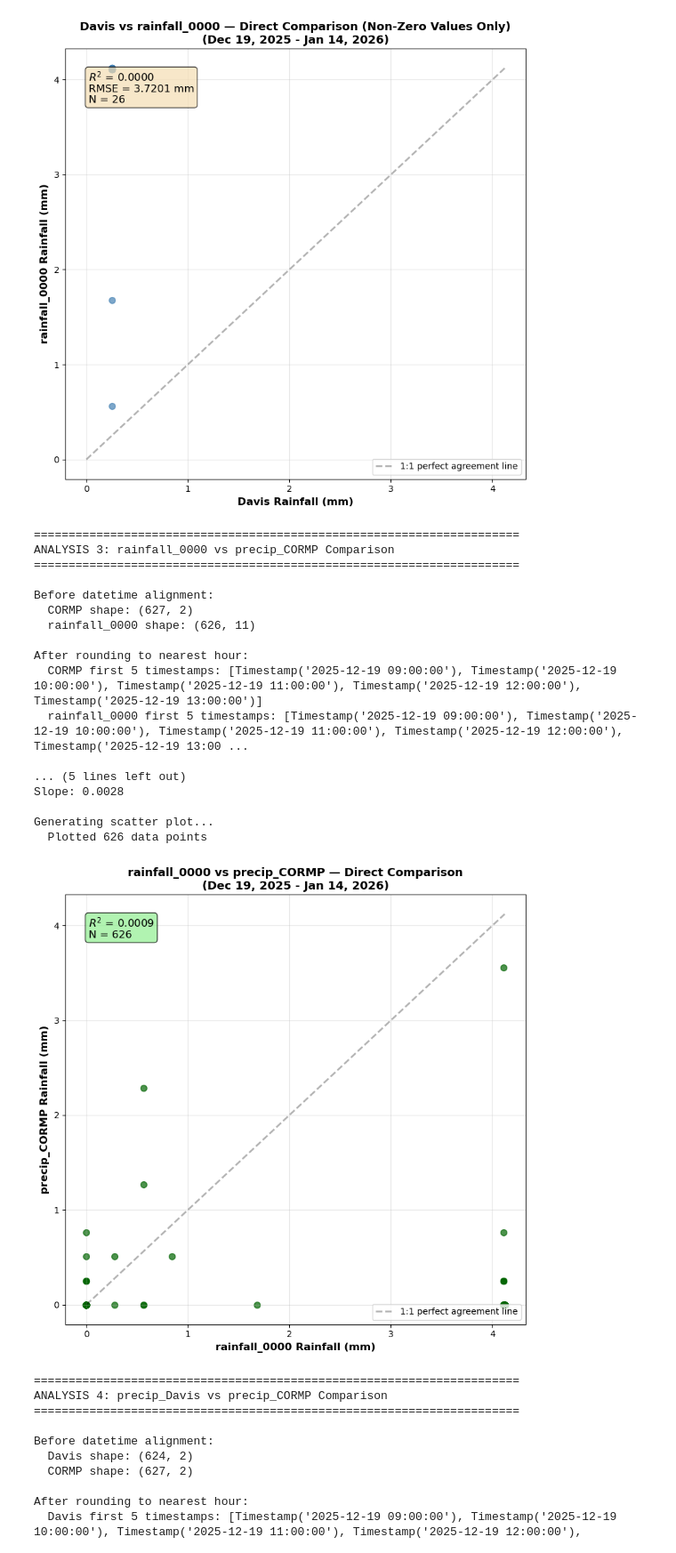
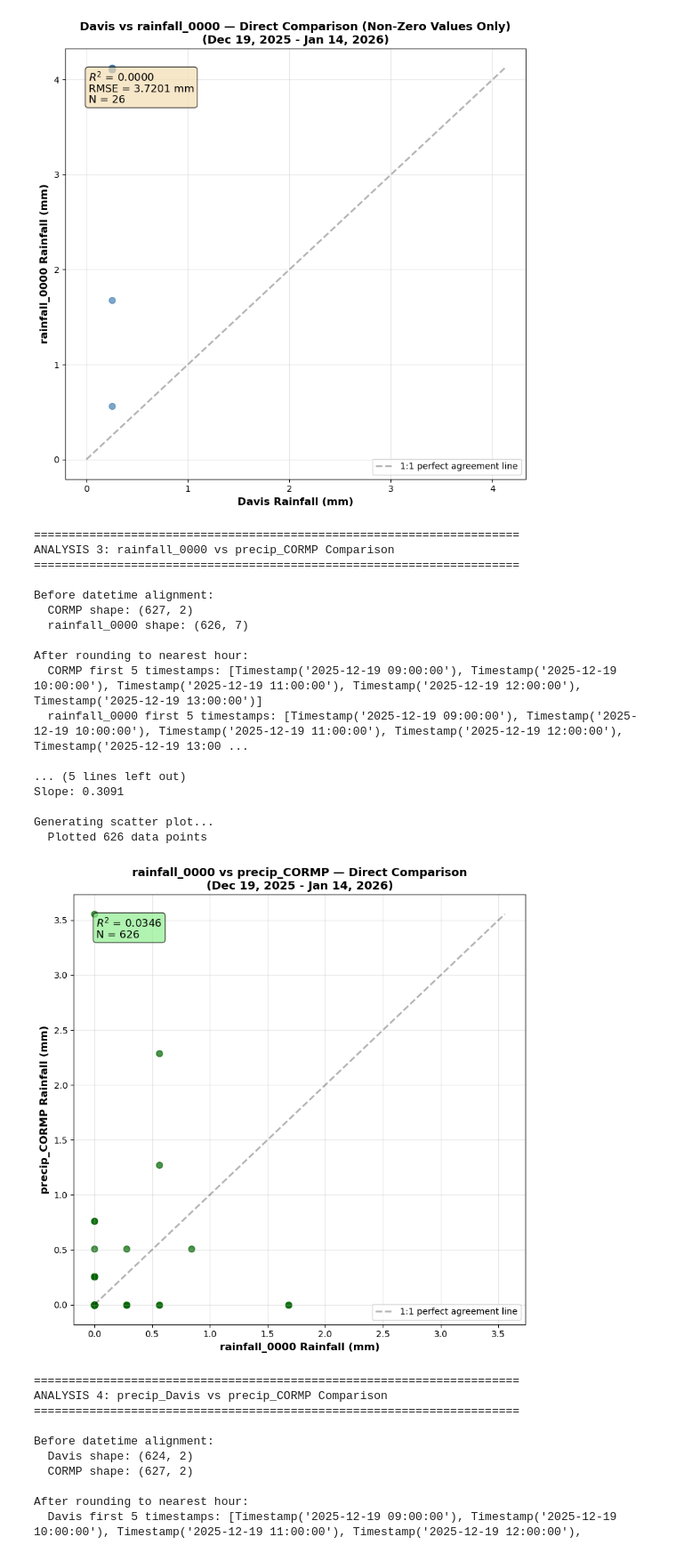
Before and after one commit to COAST-Lab/Open-Water-Level-and-Rainfall-Sensor, a Jupyter notebook: Data Analysis/practiceAnalysis.ipynb, the cells around one changed output. Shown at 89% size. Drawn from its saved outputs; the diff is of its cells as text; code cells hidden in the pictures.

```diff
--- a/Data Analysis/practiceAnalysis.ipynb
+++ b/Data Analysis/practiceAnalysis.ipynb
@@ -217,7 +245,7 @@ print("=" * 70)
 
 # Reload and process both datasets for clean analysis
 davis_only = load_and_process(file_2, assume_inches=True, already_hourly=False)
-rain0_only = load_and_process(file_3, assume_inches=False, already_hourly=True)
+rain0_only = load_and_process(file_3, assume_inches=False, already_hourly=True, parse_embedded_string=True)
 
 start = pd.to_datetime('2025-12-19 09:00')
 end = pd.to_datetime('2026-01-14 11:00')
@@ -407,7 +436,7 @@ print("=" * 70)
 
 # Reload and process both datasets for clean analysis
 cormp_only = load_and_process(file_1, assume_inches=True, already_hourly=False)
-rain0_cormp = load_and_process(file_3, assume_inches=False, already_hourly=True)
+rain0_cormp = load_and_process(file_3, assume_inches=False, already_hourly=True, parse_embedded_string=True)
 
 start = pd.to_datetime('2025-12-19 09:00')
 end = pd.to_datetime('2026-01-14 11:00')
@@ -472,36 +501,36 @@ try:
         ax.text(0.05, 0.95, f'$R^2$ = {r2_cr:.4f}\nN = {len(merged_cr_only)}',
                 transform=ax.transAxes, fontsize=12, va='top',
                 bbox=dict(boxstyle='round', facecolor='lightgreen', alpha=0.7))
 except Exception as e:
     print(f"Warning: Could not annotate plot: {e}")
 
 if not merged_cr_only.empty:
     max_val = max(merged_cr_only['rain_mm_rain0'].max(), merged_cr_only['rain_mm_cormp'].max())
     plt.plot([0, max_val], [0, max_val], 'k--', alpha=0.3, linewidth=2, label='1:1 perfect agreement line')
     plt.legend(loc='lower right')
 
 plt.grid(True, alpha=0.3)
 plt.tight_layout()
 plt.show()
 # %% [output]
 ======================================================================
 ANALYSIS 3: rainfall_0000 vs precip_CORMP Comparison
 ======================================================================
 
 Before datetime alignment:
   CORMP shape: (627, 2)
-  rainfall_0000 shape: (626, 11)
+  rainfall_0000 shape: (626, 7)
 
 After rounding to nearest hour:
   CORMP first 5 timestamps: [Timestamp('2025-12-19 09:00:00'), Timestamp('2025-12-19 10:00:00'), Timestamp('2025-12-19 11:00:00'), Timestamp('2025-12-19 12:00:00'), Timestamp('2025-12-19 13:00:00')]
   rainfall_0000 first 5 timestamps: [Timestamp('2025-12-19 09:00:00'), Timestamp('2025-12-19 10:00:00'), Timestamp('2025-12-19 11:00:00'), Timestamp('2025-12-19 12:00:00'), Timestamp('2025-12-19 13:00 ...
 
 ... (5 lines left out)
-Slope: 0.0028
+Slope: 0.3091
 
 Generating scatter plot...
   Plotted 626 data points
-[figure, old version]
+[figure, new version]
 # %%
 # precip_Davis vs precip_CORMP — Direct Sensor Comparison
 
```
Also changed, not shown: parts of 3 cells of this notebook, 1 other file.
